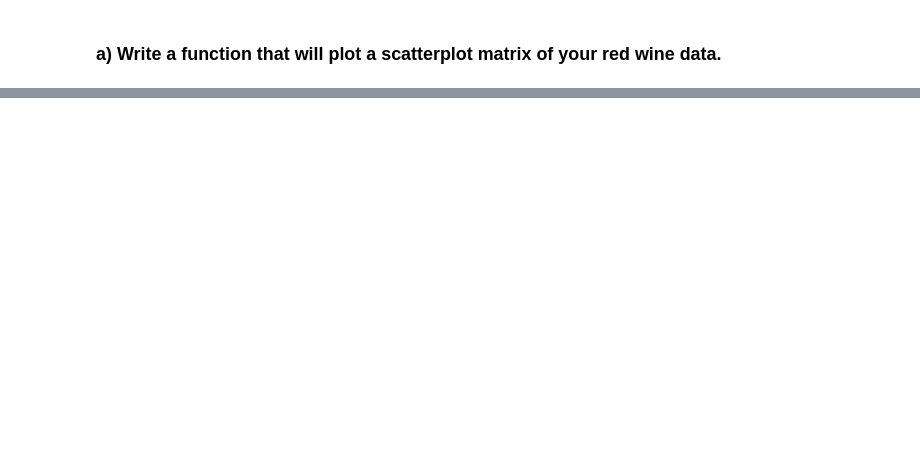
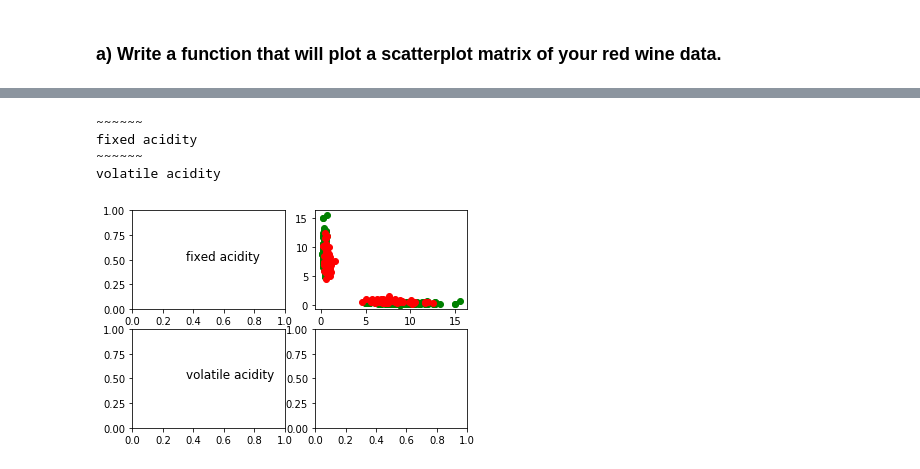
Before and after one commit to aspyltsov65/-ft_sommelier, a Jupyter notebook: python_env/ft_sommelier.ipynb, the cells around one changed output, grey strips where cells are left out. Drawn from its saved outputs; the diff is of its cells as text; code cells hidden in the pictures; blank space fills up the shorter version.

```diff
--- a/python_env/ft_sommelier.ipynb
+++ b/python_env/ft_sommelier.ipynb
@@ -39,0 +123,43 @@ wine_data
+# %%
+import pandas as pd
+import matplotlib.pyplot as plt
+
+wine_data = pd.read_csv('./resources/winequality-red.csv', delimiter=';')
+wine_data
+
+def plot_scatter_matrix(wine_data, good_threshold, bad_threshold, save_plot=False):
+    size = wine_data.shape[1]
+    fig, ax = plt.subplots(2, 2)
+    good = wine_data.quality > good_threshold
+    bad = wine_data.quality < bad_threshold
+
+    count_good = wine_data[good].index
+    count_bad = wine_data[bad].index
+    for i in range(0, 2):
+        print('~~~~~~')
+        for j in range(0, 2):
+            plt.subplot(2, 2, i + j + 1)
+
+            if (i == j):
+                plt.text(0.35, 0.5, wine_data.columns[j], dict(size=12),'figure points')
+                continue
+
+            x1 = wine_data.iloc[count_good, j]
+            y1 = wine_data.iloc[count_good, i]
+
+            x2 = wine_data.iloc[count_bad, j]
+            y2 = wine_data.iloc[count_bad, i]
+
+            plt.plot(x1, y1, 'go', x2, y2, 'ro')
+            print(wine_data.columns[i])
+#             plt.axis('off')
+
+    plt.show()
+
+plot_scatter_matrix(wine_data = wine_data, good_threshold = 6, bad_threshold = 5, save_plot=False)
+# %% [output]
+~~~~~~
+fixed acidity
+~~~~~~
+volatile acidity
+[figure, added]
```
Also changed, not shown: parts of 5 cells of this notebook, 1 other file.
